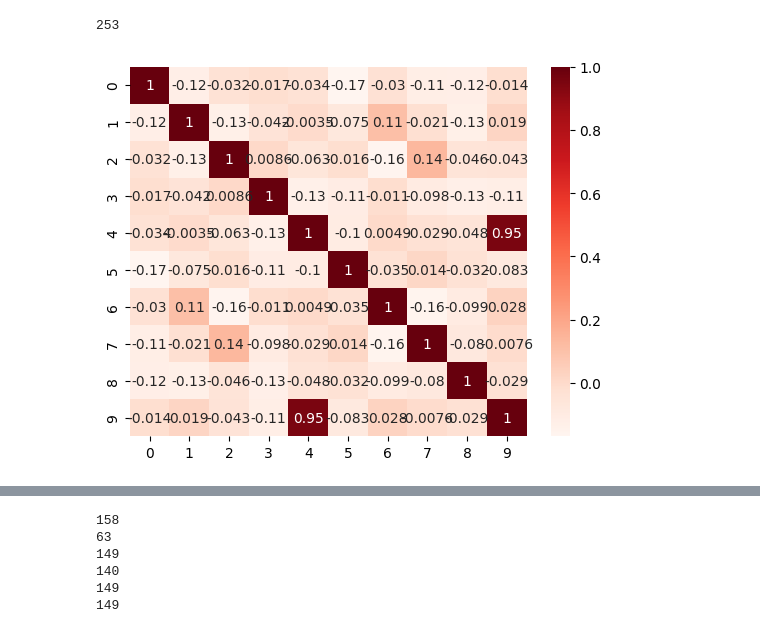
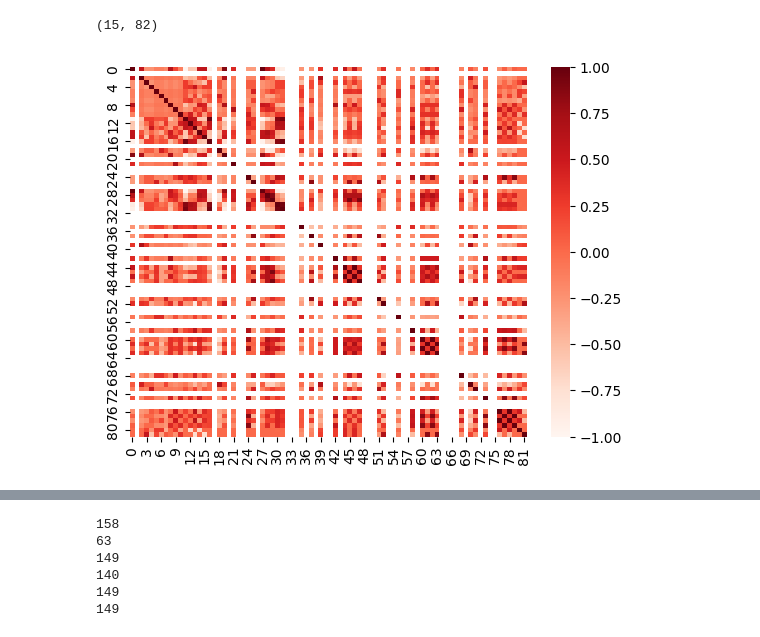
Before and after one commit to Dinngger/arc-agi, a Jupyter notebook: main.ipynb, the cells around one changed output, grey strips where cells are left out. Drawn from its saved outputs; the diff is of its cells as text; code cells hidden in the pictures.

```diff
--- a/main.ipynb
+++ b/main.ipynb
@@ -1,14 +1,13 @@
 # %%
 from data import *
-from concept import *
-from reasoning import *
-data = get_data(True)['42a50994']
+from registration import find_position_map
+data = get_data(True)['952a094c']
+patterns = find_position_map(data)
-# %%
-patterns = ColorMap.get_all_patterns(data.train)
-patterns = list(patterns.items())
-print(len(patterns))
-# f = ColorMap(patterns)
-# f(data.test[0].input).list
-# data.test[0].output.list
-# %% [output]
-253
+# %%
+import numpy as np
+input_np = np.array([[ri.to_numpy() for ri in i] for i, o in patterns])
+output_np = np.array([list(o) for i, o in patterns])
+patterns_np = np.concatenate([input_np.reshape(input_np.shape[0], -1), output_np], axis=1)
+print(patterns_np.shape)
+# %% [output]
+(15, 82)
@@ -15,14 +27,12 @@ print(len(patterns))
 # %%
 import pandas as pd
-import numpy as np
 import matplotlib.pyplot as plt
 import seaborn as sns
 
-patterns_np = np.array([list(i) + [o] for i, o in patterns])
 patterns_df = pd.DataFrame(patterns_np)
 cor = patterns_df.corr()
-sns.heatmap(cor, annot=True, cmap=plt.cm.Reds)
+sns.heatmap(cor, cmap=plt.cm.Reds)
 plt.show()
 # %% [output]
-[figure, old version]
+[figure, new version]
 # %%
```
Also changed, not shown: parts of 2 cells of this notebook, 5 other files.
